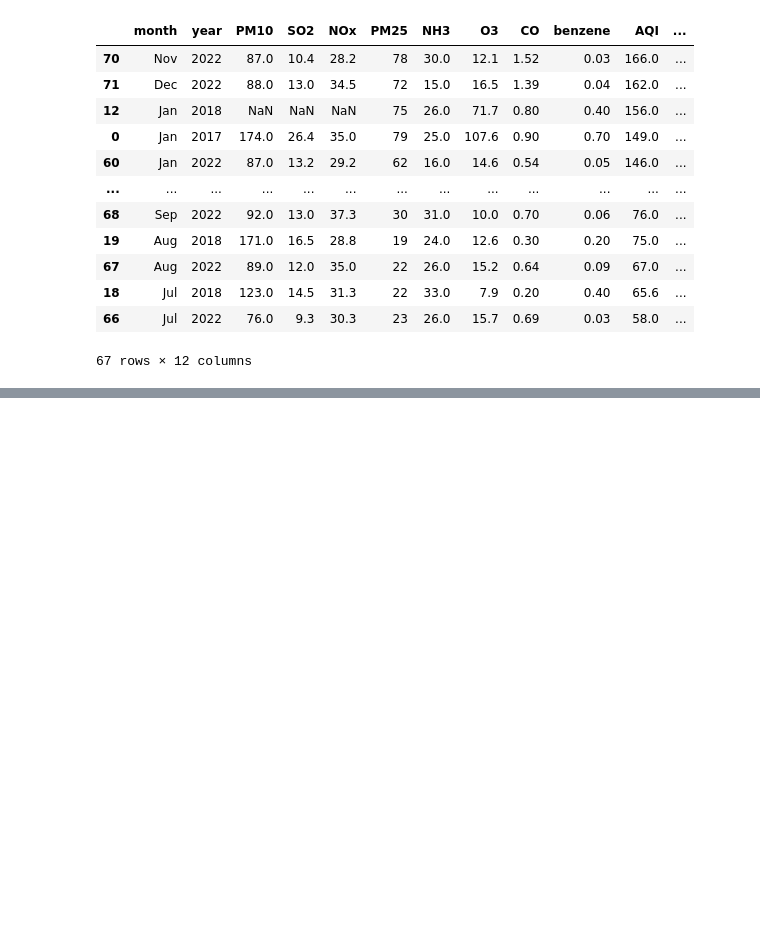
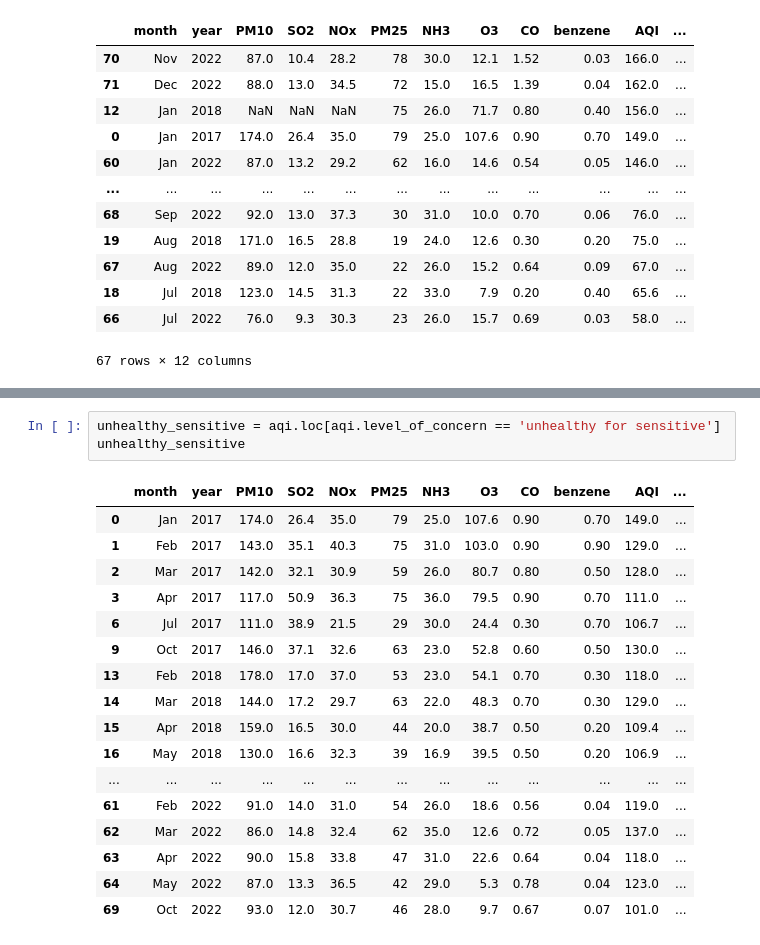
Before and after one commit to danileahacker/Air-Quality-in-Hyderabad-Pollution-Analysis, a Jupyter notebook: pollution_eda.ipynb, the cells around one changed output, grey strips where cells are left out. Cells and saved outputs as stored; diff of their text form; blank space fills up the shorter version.

```diff
--- a/pollution_eda.ipynb
+++ b/pollution_eda.ipynb
@@ -427,0 +428,21 @@ unhealthy
+# %%
+unhealthy_sensitive = aqi.loc[aqi.level_of_concern == 'unhealthy for sensitive']
+unhealthy_sensitive
+# %% [output]
+|  | month | year | PM10 | SO2 | NOx | PM25 | NH3 | O3 | CO | benzene | AQI | ... |
+| 0 | Jan | 2017 | 174.0 | 26.4 | 35.0 | 79 | 25.0 | 107.6 | 0.90 | 0.70 | 149.0 | ... |
+| 1 | Feb | 2017 | 143.0 | 35.1 | 40.3 | 75 | 31.0 | 103.0 | 0.90 | 0.90 | 129.0 | ... |
+| 2 | Mar | 2017 | 142.0 | 32.1 | 30.9 | 59 | 26.0 | 80.7 | 0.80 | 0.50 | 128.0 | ... |
+| 3 | Apr | 2017 | 117.0 | 50.9 | 36.3 | 75 | 36.0 | 79.5 | 0.90 | 0.70 | 111.0 | ... |
+| 6 | Jul | 2017 | 111.0 | 38.9 | 21.5 | 29 | 30.0 | 24.4 | 0.30 | 0.70 | 106.7 | ... |
+| 9 | Oct | 2017 | 146.0 | 37.1 | 32.6 | 63 | 23.0 | 52.8 | 0.60 | 0.50 | 130.0 | ... |
+| 13 | Feb | 2018 | 178.0 | 17.0 | 37.0 | 53 | 23.0 | 54.1 | 0.70 | 0.30 | 118.0 | ... |
+| 14 | Mar | 2018 | 144.0 | 17.2 | 29.7 | 63 | 22.0 | 48.3 | 0.70 | 0.30 | 129.0 | ... |
+| 15 | Apr | 2018 | 159.0 | 16.5 | 30.0 | 44 | 20.0 | 38.7 | 0.50 | 0.20 | 109.4 | ... |
+| 16 | May | 2018 | 130.0 | 16.6 | 32.3 | 39 | 16.9 | 39.5 | 0.50 | 0.20 | 106.9 | ... |
+| ... | ... | ... | ... | ... | ... | ... | ... | ... | ... | ... | ... | ... |
+| 61 | Feb | 2022 | 91.0 | 14.0 | 31.0 | 54 | 26.0 | 18.6 | 0.56 | 0.04 | 119.0 | ... |
+| 62 | Mar | 2022 | 86.0 | 14.8 | 32.4 | 62 | 35.0 | 12.6 | 0.72 | 0.05 | 137.0 | ... |
+| 63 | Apr | 2022 | 90.0 | 15.8 | 33.8 | 47 | 31.0 | 22.6 | 0.64 | 0.04 | 118.0 | ... |
+| 64 | May | 2022 | 87.0 | 13.3 | 36.5 | 42 | 29.0 | 5.3 | 0.78 | 0.04 | 123.0 | ... |
+| 69 | Oct | 2022 | 93.0 | 12.0 | 30.7 | 46 | 28.0 | 9.7 | 0.67 | 0.07 | 101.0 | ... |
```
Also changed, not shown: parts of 2 cells of this notebook.
